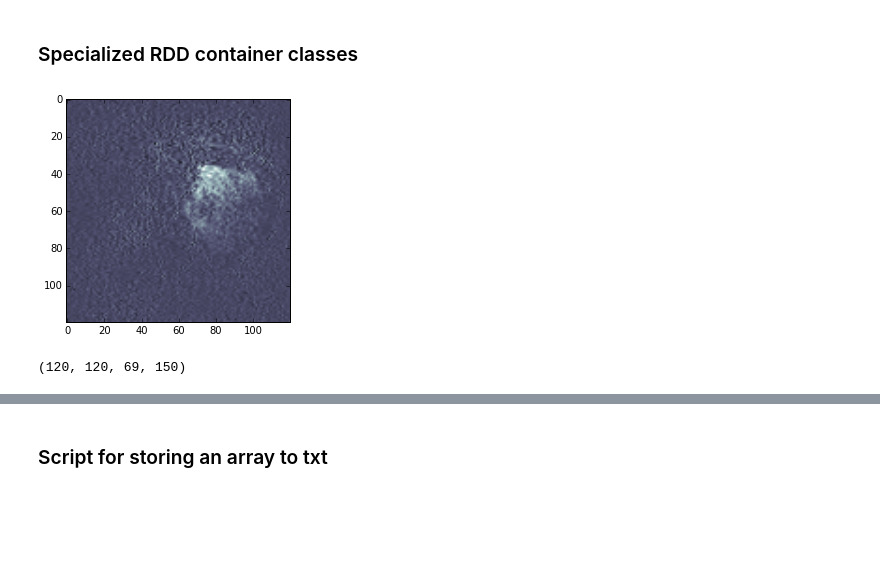
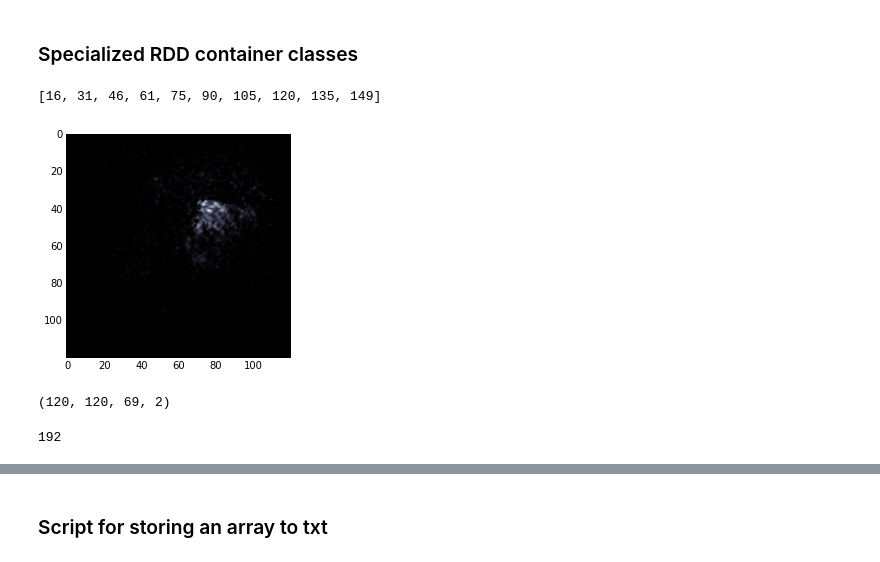
Before and after one commit to snarles/donuts2, a Jupyter notebook: donuts/spark/classes.ipynb, the cells around one changed output, grey strips where cells are left out. Saved outputs shown, nothing was run; the diff lists cells and outputs as text; code cells hidden in the pictures; blank space fills up the shorter version.

Commit message:
working on point cloud

```diff
--- a/donuts/spark/classes.ipynb
+++ b/donuts/spark/classes.ipynb
@@ -122,7 +124,7 @@ def _coords(tup):
     return (coords, dims)
 # %%
 # for use in flatmap
-def _get_slice(tup, x = None, y = None, z = None, w = 0):
+def _extract_slice(tup, x = None, y = None, z = None, w = 0):
     coord = tup[0]
     coord2 = list(coord)
     arr = tup[1]
@@ -141,3 +143,14 @@ def _get_slice(tup, x = None, y = None, z = None, w = 0):
     else:
         ans =  []
     return ans
+
+def _collect_point_cloud(tup, ws, integer_res):
+    if ws is None:
+        ws = range(np.shape(tup[1])[3])
+    pts = np.array(tup[1][:, :, :, ws].reshape(-1, len(ws)) * integer_res, dtype = int)
+    pts = [str(pt) for pt in pts]
+    ans =  [(g[0], len(list(g[1]))) for g in itertools.groupby(pts)]
+    return ans
+
+def identity(x):
+    return x
@@ -148,7 +167,9 @@ class VoxelPartition:
 
     def __init__(self, rdd = None, cont = None, picklef = None, sz = None, \
                  parts = 10, picklefs = None, inds = None, textf = None, \
-                 index = None, dims = None):
+                 bvecs = None):
+        # 0. Completely optional stuff
+        self.bvecs = bvecs
         # 1. Set up needded parameters
         if cont is None:
             cont = FakeSparkContext()
@@ -183,29 +204,29 @@ class VoxelPartition:
             rt = cont.textFile(textf, parts)
             self.rdd = rt.map(txt_to_np)
         # compute some self-information
-        if index is None:
-            index = self.rdd.map(_coords).collect()
-        self.index = index
+        self.index = self.rdd.map(_coords).collect()
         ucoords = np.array([[a[0] + b[0], a[1] + b[1], a[2] + b[2], b[3]] for (a, b) in self.index])
         self.dims = tuple(np.amax(ucoords, 0))
 
     # computes a function on each voxel and returns an RDD with that result
     def compute_quantity(self, func, inds = None):
         new_rdd = self.rdd.map(lambda x : _apply_func(x, func, inds))
+        new_rdd.cache()
         return VoxelPartition(cont = self.cont, sz = self.sz, parts = self.parts,\
-                              rdd = new_rdd, keyset = self.keyset)
+                              rdd = new_rdd)
 
     def compute_quantities(self, lfuncs, inds = None):
         new_rdd = self.rdd.map(lambda x : _apply_funcs(x, lfuncs, inds))
+        new_rdd.cache()
         return VoxelPartition(cont = self.cont, sz = self.sz, parts = self.parts, \
-                              rdd = new_rdd, keyset = self.keyset)
+                              rdd = new_rdd)
 
     def save_as_pickle_file(self, fname):
         self.rdd.map(_subarr_to_compressed).saveAsPickleFile(fname)
 
     # gets a 2d slice as numpy array
-    def get_slice(self, x = None, y = None, z = None, w = 0):
-        tups = self.rdd.flatMap(lambda t : _get_slice(t, x, y, z, w)).collect()
+    def extract_slice(self, x = None, y = None, z = None, w = 0):
+        tups = self.rdd.flatMap(lambda t : _extract_slice(t, x, y, z, w)).collect()
         if x is not None:
             ans = np.zeros((self.dims[1], self.dims[2]))
         elif y is not None:
@@ -217,10 +238,27 @@ class VoxelPartition:
             uc = np.array(lc) + np.array(np.shape(tup[1])[:2])
             ans[lc[0]:uc[0], lc[1]:uc[1]] = tup[1]
         return ans
+
+    def collect_point_cloud(self, ws = None, integer_res = 1):
+        tups = self.rdd.flatMap(lambda x : _collect_point_cloud(x, None, integer_res)).\
+               combineByKey(identity, add, add).collect()
+        return tups
 # %%
 if __name__ == "__main__":
     import matplotlib.pyplot as plt
+    s3dir = 'chris1data'
+    bvecsname = 'chris1_bvec.csv'
     fname = 'chris1_coil1.pickle'
+# %%
+if __name__ == "__main__":
+    import os
+    os.chdir('/root/ephemeral-hdfs/bin')
+    os.system('aws s3 cp s3://' + s3dir + '/' + bvecsname + ' ' + bvecsname)
+    bvecs = np.loadtxt(bvecsname, delimiter = ' ').T
+    b0_inds = [i for i in range(150) if sum(bvecs[i,:]**2)==0 and i not in [0, 1]]
+    print(b0_inds)
+# %% [output]
+[16, 31, 46, 61, 75, 90, 105, 120, 135, 149]
 # %%
 if __name__ == "__main__":
     import os
@@ -231,15 +269,18 @@ if __name__ == "__main__":
 # %%
 if __name__ == "__main__":
     parts = 24
-    vp = VoxelPartition(cont = sc, parts = parts, picklef = fname)
+    def sq(x, y):
+        return x**2
+    vp = VoxelPartition(cont = sc, parts = parts, picklef = fname).compute_quantity(sq)
 # %%
 if __name__ == "__main__":
-    sl = vp.get_slice(z = 10, w = 4)
+    sl = vp.extract_slice(z = 10, w = 4)
     plt.imshow(sl, cmap='bone')
 # %% [output]
-[figure, old version]
+[figure, new version]
 # %%
 if __name__ == "__main__":
-    print(vp.dims)
+    vp2 = vp.compute_quantities([np.mean, np.std], inds = b0_inds)
+    print(vp2.dims)
 # %% [output]
-(120, 120, 69, 150)
+(120, 120, 69, 2)
@@ -247,0 +287,6 @@ if __name__ == "__main__":
+# %%
+if __name__ == "__main__":
+    tups = vp2.collect_point_cloud(integer_res = 0.5)
+    print(len(tups))
+# %% [output]
+192
```
Also changed, not shown: parts of 5 cells of this notebook.
